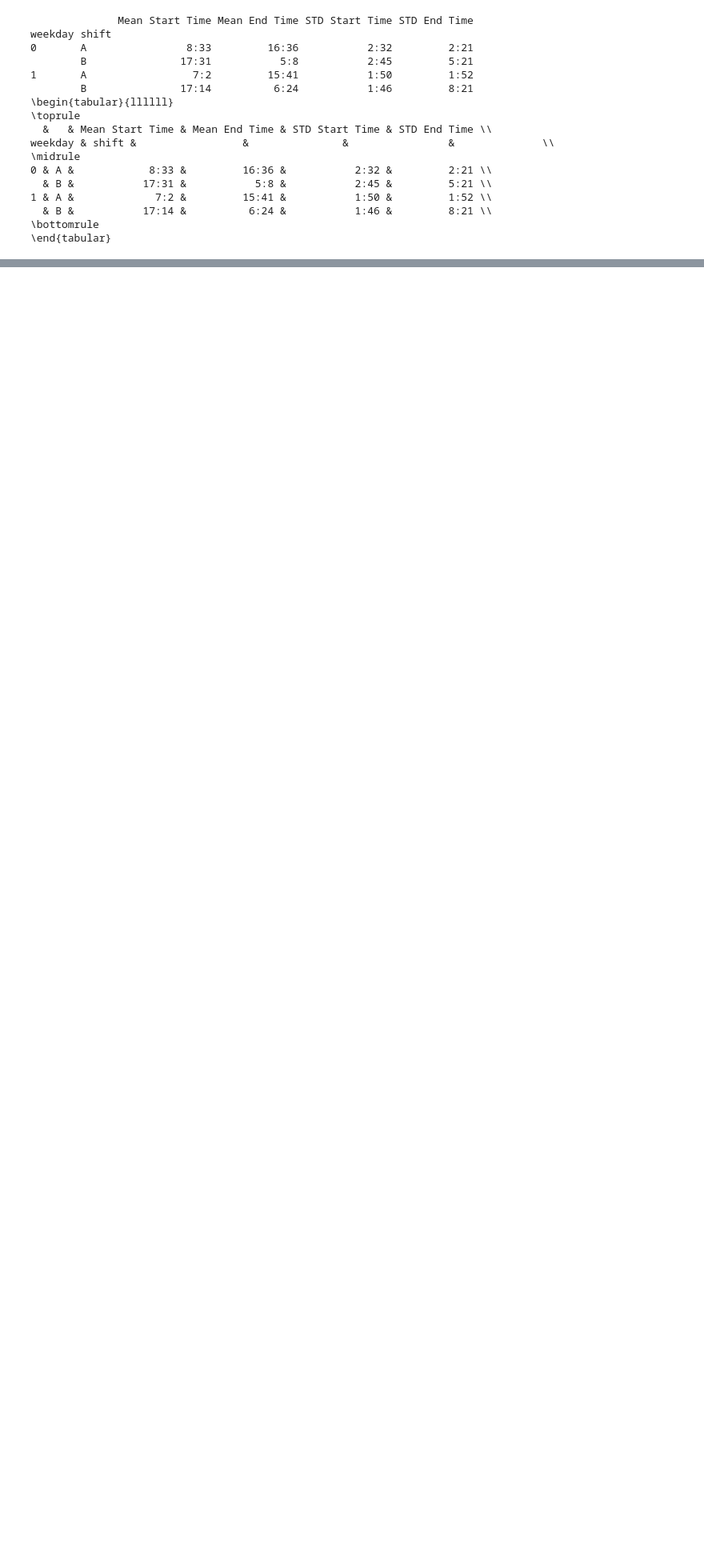
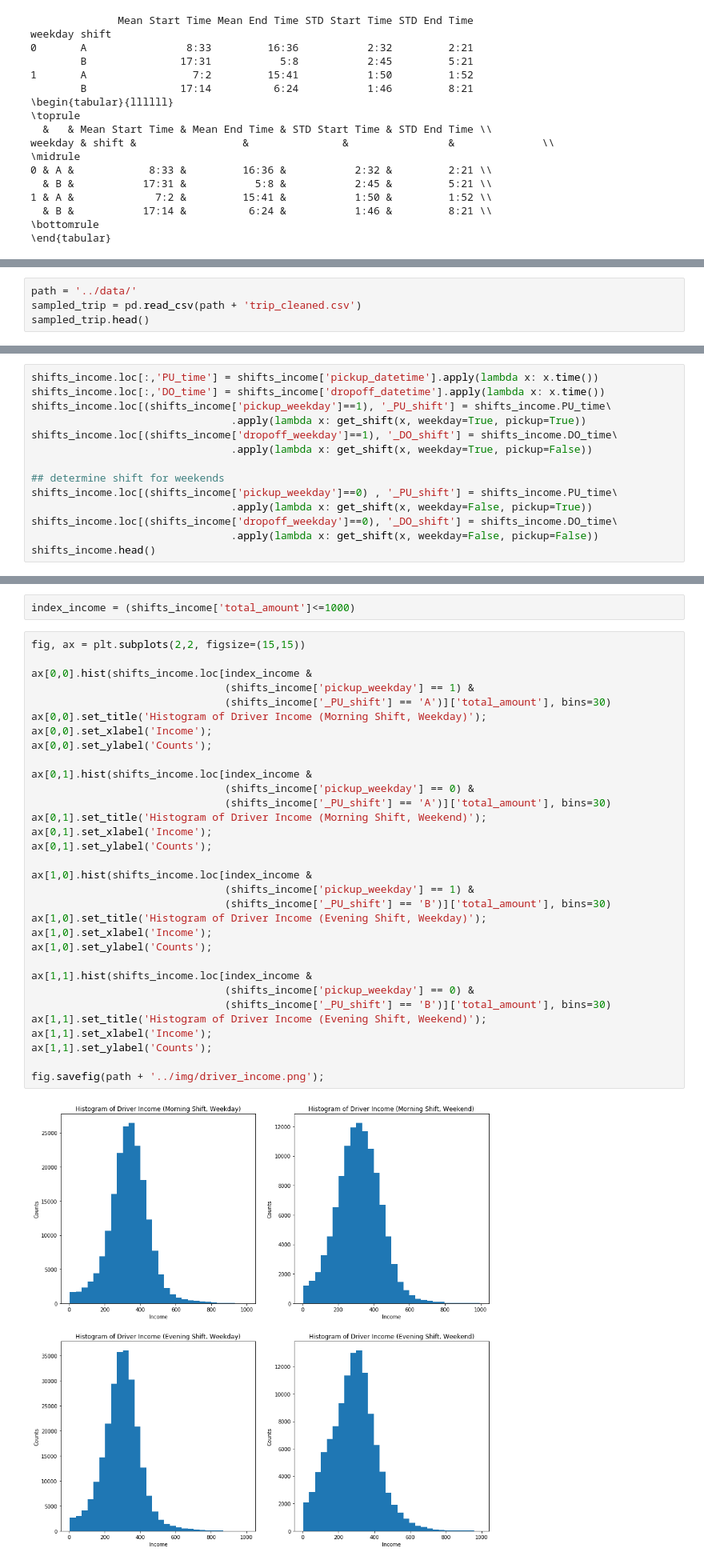
Before and after one commit to skyetim/didi-vehicle-repositioning-strategy, a Jupyter notebook: notebooks/EDA_activetime_dist.ipynb, the cells around one changed output, grey strips where cells are left out. Shown at 80% size. Saved outputs shown, nothing was run; the diff lists cells and outputs as text; blank space fills up the shorter version.

Commit message:
add income distribution

```diff
--- a/notebooks/EDA_activetime_dist.ipynb
+++ b/notebooks/EDA_activetime_dist.ipynb
@@ -1250,0 +1242,4 @@ weekday & shift &                 &               &                &
+# %%
+path = '../data/'
+sampled_trip = pd.read_csv(path + 'trip_cleaned.csv')
+sampled_trip.head()
@@ -1250,0 +1304,14 @@ weekday & shift &                 &               &                &
+# %%
+shifts_income.loc[:,'PU_time'] = shifts_income['pickup_datetime'].apply(lambda x: x.time())
+shifts_income.loc[:,'DO_time'] = shifts_income['dropoff_datetime'].apply(lambda x: x.time())
+shifts_income.loc[(shifts_income['pickup_weekday']==1), '_PU_shift'] = shifts_income.PU_time\
+                                .apply(lambda x: get_shift(x, weekday=True, pickup=True))
+shifts_income.loc[(shifts_income['dropoff_weekday']==1), '_DO_shift'] = shifts_income.DO_time\
+                                .apply(lambda x: get_shift(x, weekday=True, pickup=False))
+
+## determine shift for weekends
+shifts_income.loc[(shifts_income['pickup_weekday']==0) , '_PU_shift'] = shifts_income.PU_time\
+                                .apply(lambda x: get_shift(x, weekday=False, pickup=True))
+shifts_income.loc[(shifts_income['dropoff_weekday']==0), '_DO_shift'] = shifts_income.DO_time\
+                                .apply(lambda x: get_shift(x, weekday=False, pickup=False))
+shifts_income.head()
@@ -1250,0 +1354,36 @@ weekday & shift &                 &               &                &
+# %%
+index_income = (shifts_income['total_amount']<=1000)
+# %%
+fig, ax = plt.subplots(2,2, figsize=(15,15))
+
+ax[0,0].hist(shifts_income.loc[index_income &
+                               (shifts_income['pickup_weekday'] == 1) &
+                               (shifts_income['_PU_shift'] == 'A')]['total_amount'], bins=30)
+ax[0,0].set_title('Histogram of Driver Income (Morning Shift, Weekday)');
+ax[0,0].set_xlabel('Income');
+ax[0,0].set_ylabel('Counts');
+
+ax[0,1].hist(shifts_income.loc[index_income &
+                               (shifts_income['pickup_weekday'] == 0) &
+                               (shifts_income['_PU_shift'] == 'A')]['total_amount'], bins=30)
+ax[0,1].set_title('Histogram of Driver Income (Morning Shift, Weekend)');
+ax[0,1].set_xlabel('Income');
+ax[0,1].set_ylabel('Counts');
+
+ax[1,0].hist(shifts_income.loc[index_income &
+                               (shifts_income['pickup_weekday'] == 1) &
+                               (shifts_income['_PU_shift'] == 'B')]['total_amount'], bins=30)
+ax[1,0].set_title('Histogram of Driver Income (Evening Shift, Weekday)');
+ax[1,0].set_xlabel('Income');
+ax[1,0].set_ylabel('Counts');
+
+ax[1,1].hist(shifts_income.loc[index_income &
+                               (shifts_income['pickup_weekday'] == 0) &
+                               (shifts_income['_PU_shift'] == 'B')]['total_amount'], bins=30)
+ax[1,1].set_title('Histogram of Driver Income (Evening Shift, Weekend)');
+ax[1,1].set_xlabel('Income');
+ax[1,1].set_ylabel('Counts');
+
+fig.savefig(path + '../img/driver_income.png');
+# %% [output]
+[figure, added]
```
Also changed, not shown: parts of 10 cells of this notebook.
